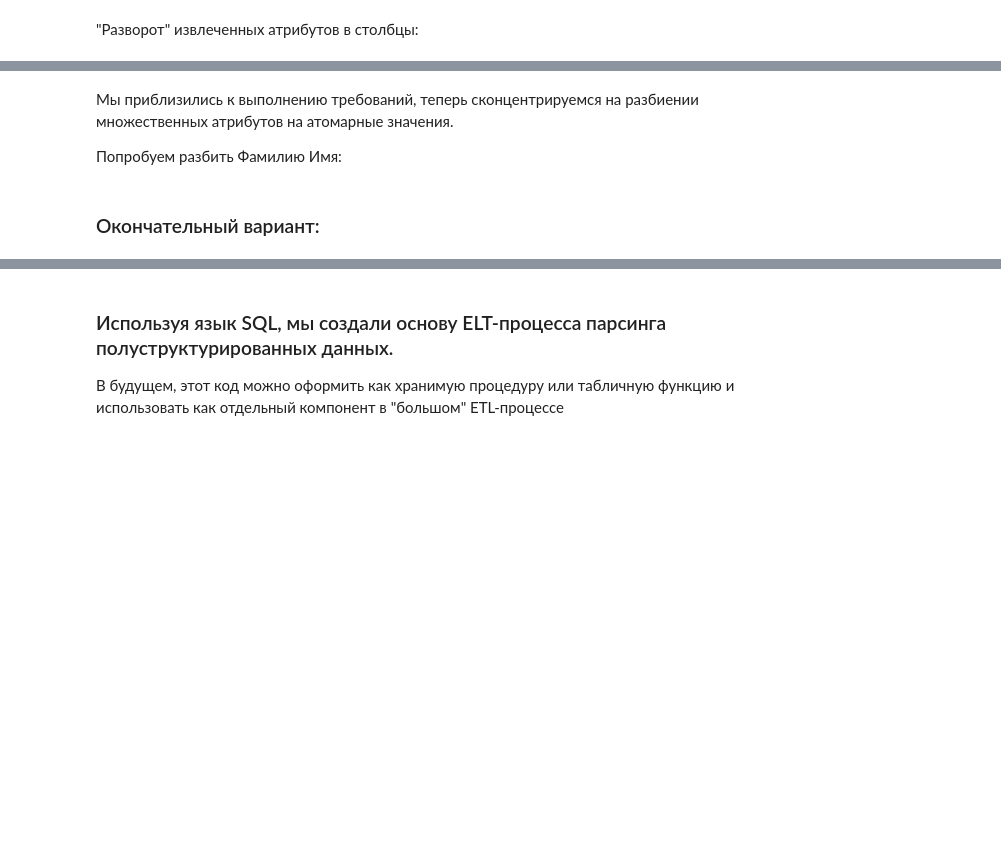
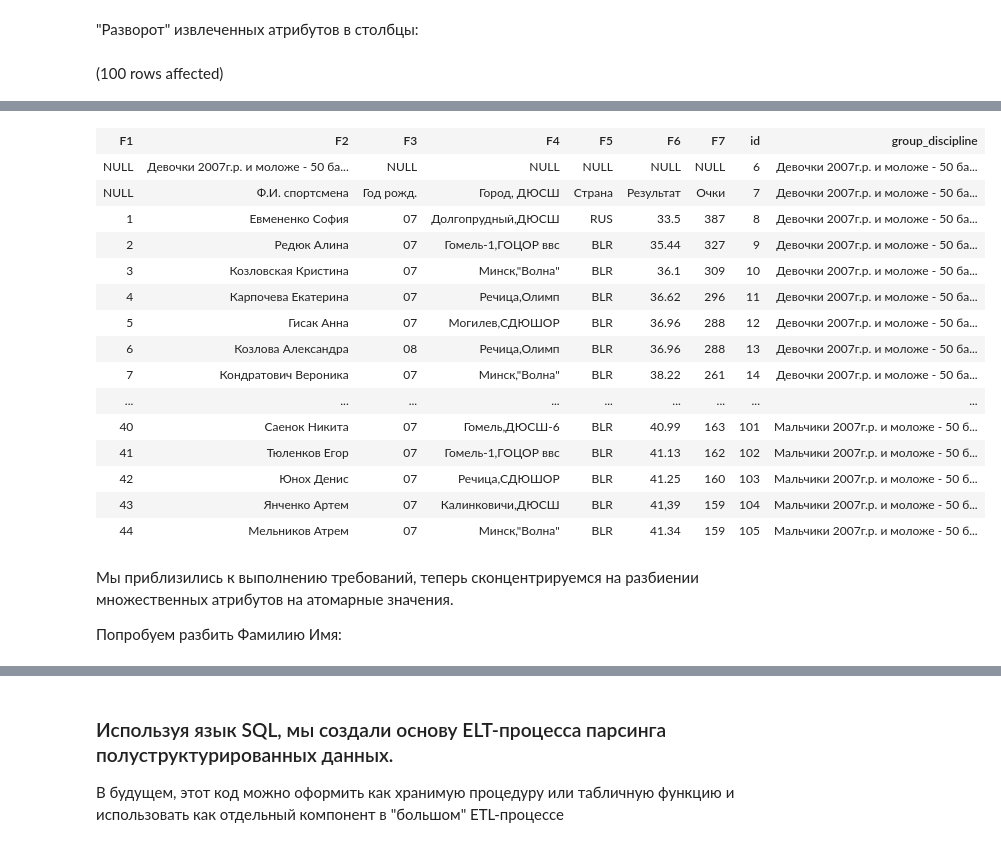
Before and after one commit to timoti1/T-SQL, a Jupyter notebook: SQL/DML - Practical Example of ETL.ipynb, the cells around one changed output, grey strips where cells are left out. Cells and saved outputs as stored; diff of their text form; code cells hidden in the pictures; blank space fills up the shorter version.

```diff
--- a/SQL/DML - Practical Example of ETL.ipynb
+++ b/SQL/DML - Practical Example of ETL.ipynb
@@ -188,2 +215,45 @@ select * from cte_list_of_group_discipline
 # %% [markdown]
 "Разворот" извлеченных атрибутов в столбцы:
+# %%
+;with cte_trim_fields
+as
+(
+    select ltrim(rtrim(F1)) as F1,
+	       ltrim(rtrim(F2)) as F2,
+		   ltrim(rtrim(F3)) as F3,
+		   ltrim(rtrim(F4)) as F4,
+		   ltrim(rtrim(F5)) as F5,
+		   ltrim(rtrim(F6)) as F6,
+		   ltrim(rtrim(F7)) as F7,
+		   id
+	from stg_Competitions
+),
+cte_list_of_group_discipline
+as
+(
+    select c.id,
+         c.F2 as group_discipline
+    from cte_trim_fields c
+    join cte_trim_fields c1 on c.id+1 = c1.id
+    join cte_trim_fields c2 on c.id+2 = c2.id
+    where (c1.F1 = '1' and (charindex('-', c.F2)<>0)) or
+          (c2.F1 = '1' and (charindex('-', c.F2)<>0))
+),
+cte_list_of_ranges
+as
+(
+    select id start_id,
+	       lead(id) over(order by id) end_id
+    from cte_list_of_group_discipline
+),
+cte_pivot
+as
+(
+	select c.*, gd.group_discipline
+	from cte_trim_fields c
+	join cte_list_of_ranges rr on c.id between rr.start_id and case when rr.end_id-1 is not null then rr.end_id-1 else (select count(1) from stg_Competitions) end
+	join cte_list_of_group_discipline gd on gd.id = rr.start_id
+)
+select top 100 * from cte_pivot
+# %% [output]
+(100 rows affected)
@@ -190,6 +261,20 @@ select * from cte_list_of_group_discipline
+| F1 | F2 | F3 | F4 | F5 | F6 | F7 | id | group_discipline |
+| NULL | Девочки 2007г.р. и моложе - 50 ба... | NULL | NULL | NULL | NULL | NULL | 6 | Девочки 2007г.р. и моложе - 50 ба... |
+| NULL | Ф.И. спортсмена | Год рожд. | Город, ДЮСШ | Страна | Результат | Очки | 7 | Девочки 2007г.р. и моложе - 50 ба... |
+| 1 | Евмененко София | 07 | Долгопрудный,ДЮСШ | RUS | 33.5 | 387 | 8 | Девочки 2007г.р. и моложе - 50 ба... |
+| 2 | Редюк Алина | 07 | Гомель-1,ГОЦОР ввс | BLR | 35.44 | 327 | 9 | Девочки 2007г.р. и моложе - 50 ба... |
+| 3 | Козловская Кристина | 07 | Минск,"Волна" | BLR | 36.1 | 309 | 10 | Девочки 2007г.р. и моложе - 50 ба... |
+| 4 | Карпочева Екатерина | 07 | Речица,Олимп | BLR | 36.62 | 296 | 11 | Девочки 2007г.р. и моложе - 50 ба... |
+| 5 | Гисак Анна | 07 | Могилев,СДЮШОР | BLR | 36.96 | 288 | 12 | Девочки 2007г.р. и моложе - 50 ба... |
+| 6 | Козлова Александра | 08 | Речица,Олимп | BLR | 36.96 | 288 | 13 | Девочки 2007г.р. и моложе - 50 ба... |
+| 7 | Кондратович Вероника | 07 | Минск,"Волна" | BLR | 38.22 | 261 | 14 | Девочки 2007г.р. и моложе - 50 ба... |
+| ... | ... | ... | ... | ... | ... | ... | ... | ... |
+| 40 | Саенок Никита | 07 | Гомель,ДЮСШ-6 | BLR | 40.99 | 163 | 101 | Мальчики 2007г.р. и моложе - 50 б... |
+| 41 | Тюленков Егор | 07 | Гомель-1,ГОЦОР ввс | BLR | 41.13 | 162 | 102 | Мальчики 2007г.р. и моложе - 50 б... |
+| 42 | Юнох Денис | 07 | Речица,СДЮШОР | BLR | 41.25 | 160 | 103 | Мальчики 2007г.р. и моложе - 50 б... |
+| 43 | Янченко Артем | 07 | Калинковичи,ДЮСШ | BLR | 41,39 | 159 | 104 | Мальчики 2007г.р. и моложе - 50 б... |
+| 44 | Мельников Атрем | 07 | Минск,"Волна" | BLR | 41.34 | 159 | 105 | Мальчики 2007г.р. и моложе - 50 б... |
 # %% [markdown]
 Мы приблизились к выполнению требований, теперь сконцентрируемся на разбиении множественных атрибутов на атомарные значения.
 
 Попробуем разбить Фамилию Имя:
-# %% [markdown]
-### Окончательный вариант:
```
Also changed, not shown: parts of 15 cells of this notebook, 1 other file.
